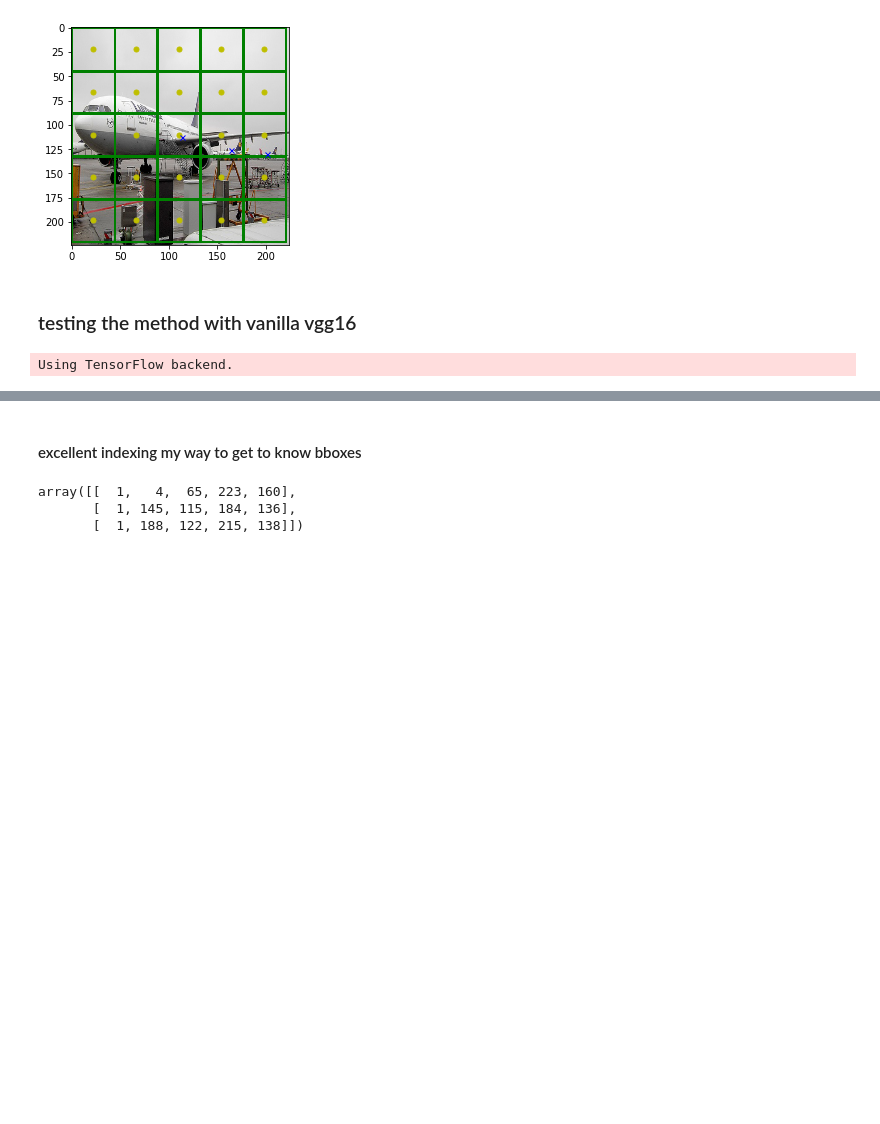
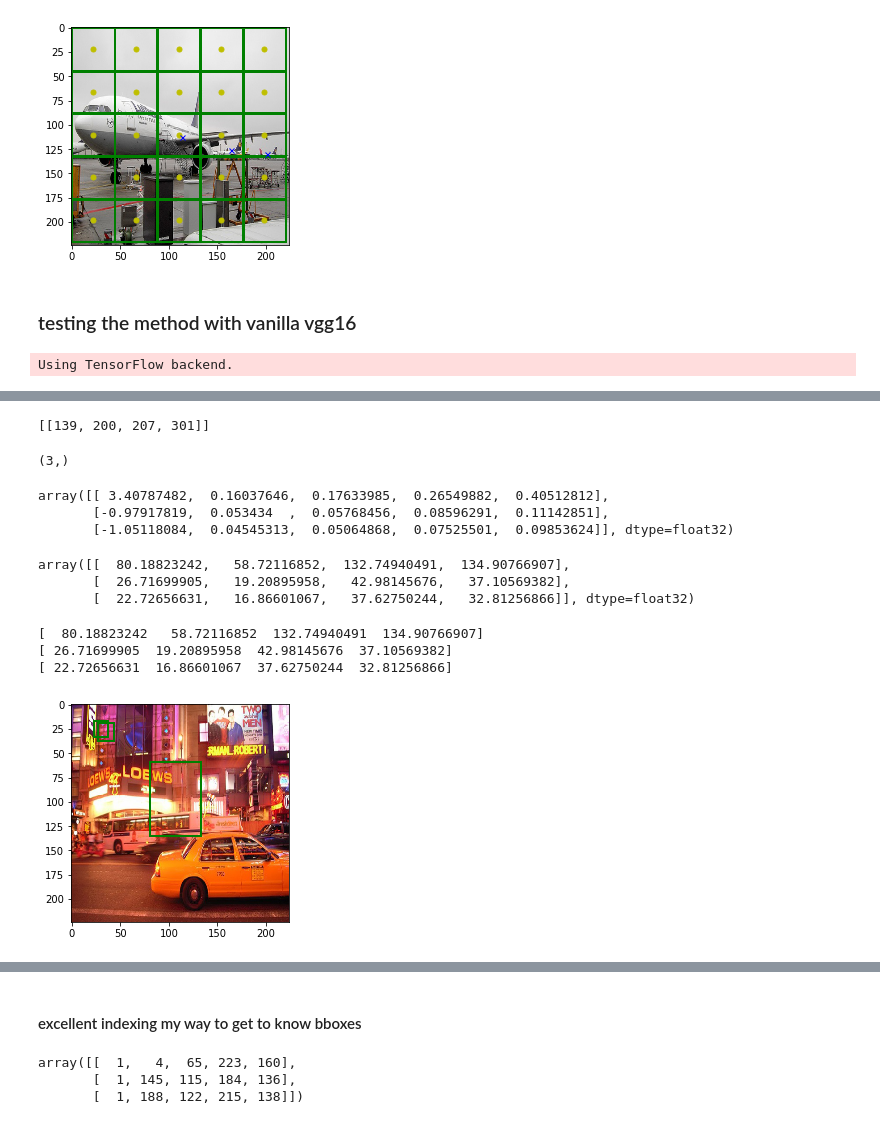
Before and after one commit to SaikiranKannaiah436/iseeyou, a Jupyter notebook: data_gen_utils.ipynb, the cells around one changed output, grey strips where cells are left out. Cells and saved outputs as stored; diff of their text form; code cells hidden in the pictures; blank space fills up the shorter version.

```diff
--- a/data_gen_utils.ipynb
+++ b/data_gen_utils.ipynb
@@ -569,0 +1053,15 @@ TypeError: Input 'y' of 'Maximum' Op has type float32 that does not match type i
+# %%
+def get_real_coords(preds, img_size):
+
+    xmin = preds[:, 1] * img_size[0] # img_size[0] being width
+
+    ymin = preds[:, 2] * img_size[1] # img_size[1] being height
+
+
+    xmax = preds[:, 3] * img_size[0]
+
+
+    ymax = preds[:, 4] * img_size[1]
+
+
+    return np.hstack((np.expand_dims(xmin, -1), np.expand_dims(ymin, -1), np.expand_dims(xmax, -1), np.expand_dims(ymax, -1)))
@@ -579,0 +1147,46 @@ array([[ 86, 132, 137, 224],
+# %%
+labels['000002']
+# %% [output]
+[[139, 200, 207, 301]]
+# %%
+np.array([3, 3, 3]).T
+# %% [output]
+(3,)
+# %%
+img = imread('../VOCdevkit/images/000014.jpg')
+h, w, c = img.shape
+resized = resize(img, (224, 224), mode='reflect')
+preds = Det_model.predict(np.expand_dims(resized, 0))[0]
+after_thresh = preds[sigmoid(preds[:, :, 0]) > 0.2]
+after_thresh
+# %% [output]
+array([[ 3.40787482,  0.16037646,  0.17633985,  0.26549882,  0.40512812],
+       [-0.97917819,  0.053434  ,  0.05768456,  0.08596291,  0.11142851],
+       [-1.05118084,  0.04545313,  0.05064868,  0.07525501,  0.09853624]], dtype=float32)
+# %%
+real_cords = get_real_coords(after_thresh, (w, h))
+real_cords
+# %% [output]
+array([[  80.18823242,   58.72116852,  132.74940491,  134.90766907],
+       [  26.71699905,   19.20895958,   42.98145676,   37.10569382],
+       [  22.72656631,   16.86601067,   37.62750244,   32.81256866]], dtype=float32)
+# %%
+for each_bbox in real_cords:
+    print(each_bbox)
+# %% [output]
+[  80.18823242   58.72116852  132.74940491  134.90766907]
+[ 26.71699905  19.20895958  42.98145676  37.10569382]
+[ 22.72656631  16.86601067  37.62750244  32.81256866]
+# %%
+plt.imshow(resized)
+
+for each_bbox in real_cords:
+
+    xmin, ymin = each_bbox[0], each_bbox[1]
+    width = each_bbox[2] - xmin
+    height = each_bbox[3] - ymin
+
+    plt.gca().add_patch(plt.Rectangle((xmin, ymin), width, height, fill=False, color='g', linewidth=2))
+plt.show()
+# %% [output]
+[figure, added]
```
Also changed, not shown: parts of 51 cells of this notebook, 1 other file.
